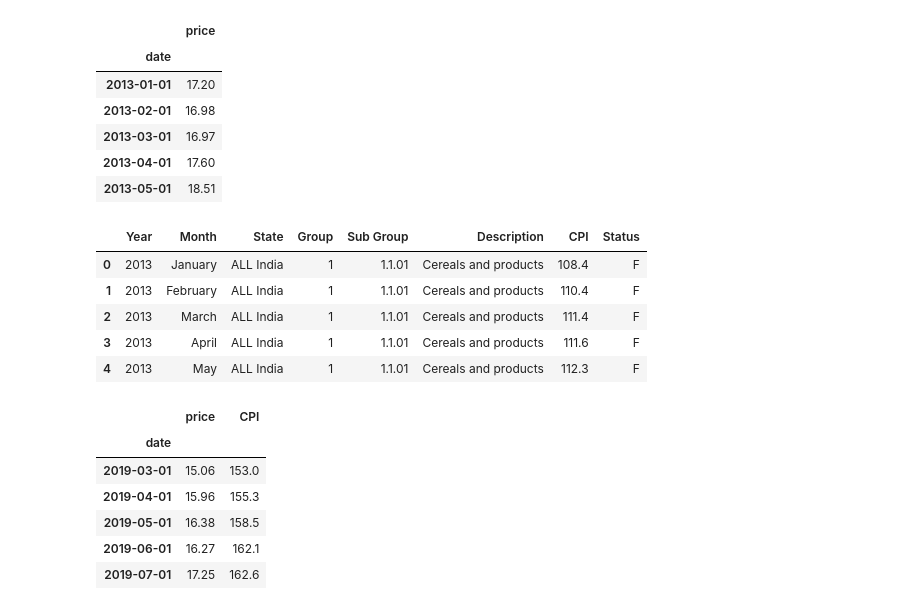
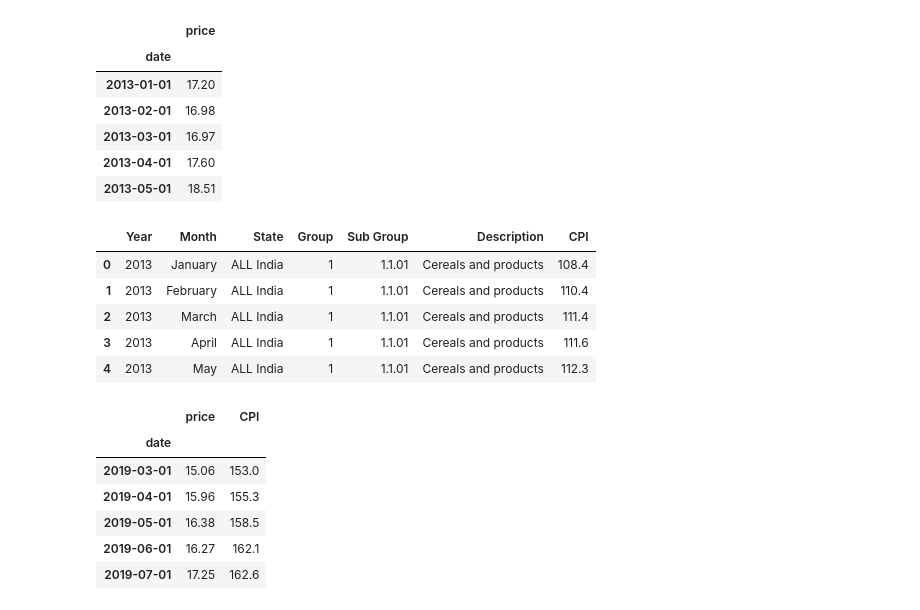
Before and after one commit to Aman-1412/cpi_prediction, a Jupyter notebook: CPI_Prediction.ipynb, the cells around one changed output. Drawn from its saved outputs; the diff is of its cells as text; code cells hidden in the pictures.

```diff
--- a/CPI_Prediction.ipynb
+++ b/CPI_Prediction.ipynb
@@ -585,18 +601,18 @@ milk_prices_df.head()
 | 2013-04-01 | 17.60 |
 | 2013-05-01 | 18.51 |
 # %%
-# df = pd.read_csv("C:\Python35\projs\ml\cpi_prediction\data\CPIndex_Jan13-To-Jul19.csv"
-# )
-# df.drop(columns=["Rural", "Urban"], axis = 1, inplace = True)
-# df.rename(columns = {"Combined": "CPI"}, inplace = True)
-# df.head()
+df = pd.read_csv("C:\Python35\projs\ml\cpi_prediction\data\CPIndex_Jan13-To-Jul19.csv")
+df.drop(columns=["Rural", "Urban", "Status"], axis = 1, inplace = True)
+df.rename(columns = {"Combined": "CPI"}, inplace = True)
+df.to_json("data/no_rural_urban_cpi.json", orient = "records")
+df.head()
 # %% [output]
-|  | Year | Month | State | Group | Sub Group | Description | CPI | Status |
-| 0 | 2013 | January | ALL India | 1 | 1.1.01 | Cereals and products | 108.4 | F |
-| 1 | 2013 | February | ALL India | 1 | 1.1.01 | Cereals and products | 110.4 | F |
-| 2 | 2013 | March | ALL India | 1 | 1.1.01 | Cereals and products | 111.4 | F |
-| 3 | 2013 | April | ALL India | 1 | 1.1.01 | Cereals and products | 111.6 | F |
-| 4 | 2013 | May | ALL India | 1 | 1.1.01 | Cereals and products | 112.3 | F |
+|  | Year | Month | State | Group | Sub Group | Description | CPI |
+| 0 | 2013 | January | ALL India | 1 | 1.1.01 | Cereals and products | 108.4 |
+| 1 | 2013 | February | ALL India | 1 | 1.1.01 | Cereals and products | 110.4 |
+| 2 | 2013 | March | ALL India | 1 | 1.1.01 | Cereals and products | 111.4 |
+| 3 | 2013 | April | ALL India | 1 | 1.1.01 | Cereals and products | 111.6 |
+| 4 | 2013 | May | ALL India | 1 | 1.1.01 | Cereals and products | 112.3 |
 # %%
 combined_fuel_cpi.rename(columns = {"Combined" : "CPI"}, inplace = True)
 milk_prices_cpi_df = milk_prices_df.join(combined_fuel_cpi)
```
Also changed, not shown: parts of 7 cells of this notebook.
